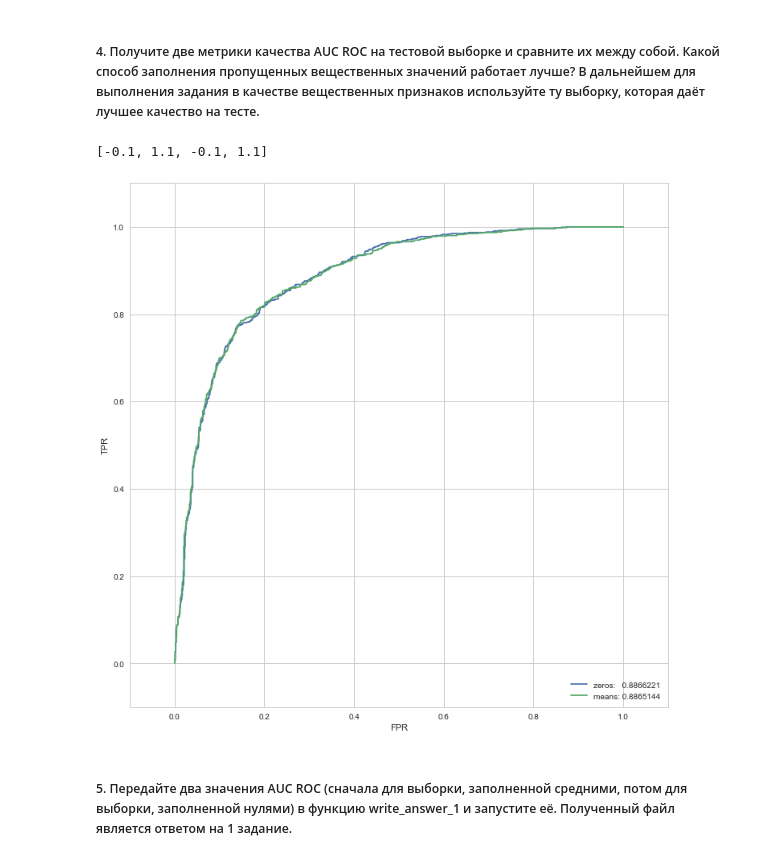
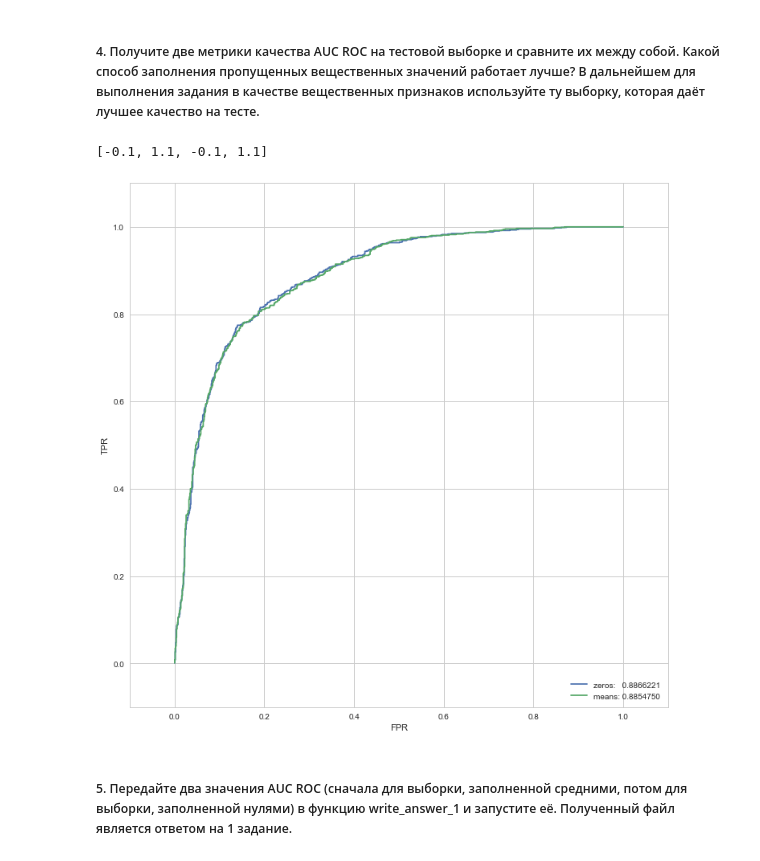
Before and after one commit to pkuderov/mlda-course, a Jupyter notebook: 02_supervised_learning/15_w3a_preprocessing_LR.ipynb, the cells around one changed output. Cells and saved outputs as stored; diff of their text form; code cells hidden in the pictures.

```diff
--- a/02_supervised_learning/15_w3a_preprocessing_LR.ipynb
+++ b/02_supervised_learning/15_w3a_preprocessing_LR.ipynb
@@ -476,29 +480,26 @@ plot_scores(optimizer_means)
 # %%
 from sklearn.metrics import roc_curve, roc_auc_score
 
-X_test_zeros = sparse_hstack([X_test_real_zeros, X_test_cat_oh])
-X_test_means = sparse_hstack([X_test_real_mean, X_test_cat_oh])
-
 predicted_zeros = optimizer_zeros.predict_proba(X_test_zeros)[:, 1]
-predicted_means = optimizer_zeros.predict_proba(X_test_means)[:, 1]
+predicted_means = optimizer_means.predict_proba(X_test_means)[:, 1]
 
 fpr, tpr, thr = roc_curve(y_test, predicted_zeros)
 fpr2, tpr2, thr2 = roc_curve(y_test, predicted_means)
 
 roc_auc_zeros = roc_auc_score(y_test, predicted_zeros)
 roc_auc_means = roc_auc_score(y_test, predicted_means)
 
 plt.figure(figsize=(12, 12))
 plt.plot(fpr, tpr, label='zeros:   {:.7f}'.format(roc_auc_zeros))
 plt.plot(fpr2, tpr2, label='means: {:.7f}'.format(roc_auc_means))
 
 plt.xlabel("FPR")
 plt.ylabel("TPR")
 plt.legend(loc=4)
 plt.axis([-0.1, 1.1, -0.1, 1.1])
 # %% [output]
 [-0.1, 1.1, -0.1, 1.1]
-[figure, old version]
+[figure, new version]
 # %% [markdown]
 ##### 5. Передайте два значения AUC ROC (сначала для выборки, заполненной средними, потом для выборки, заполненной нулями) в функцию write_answer_1 и запустите её. Полученный файл является ответом на 1 задание.
 # %%
```
Also changed, not shown: parts of 47 cells of this notebook, 6 other files.
